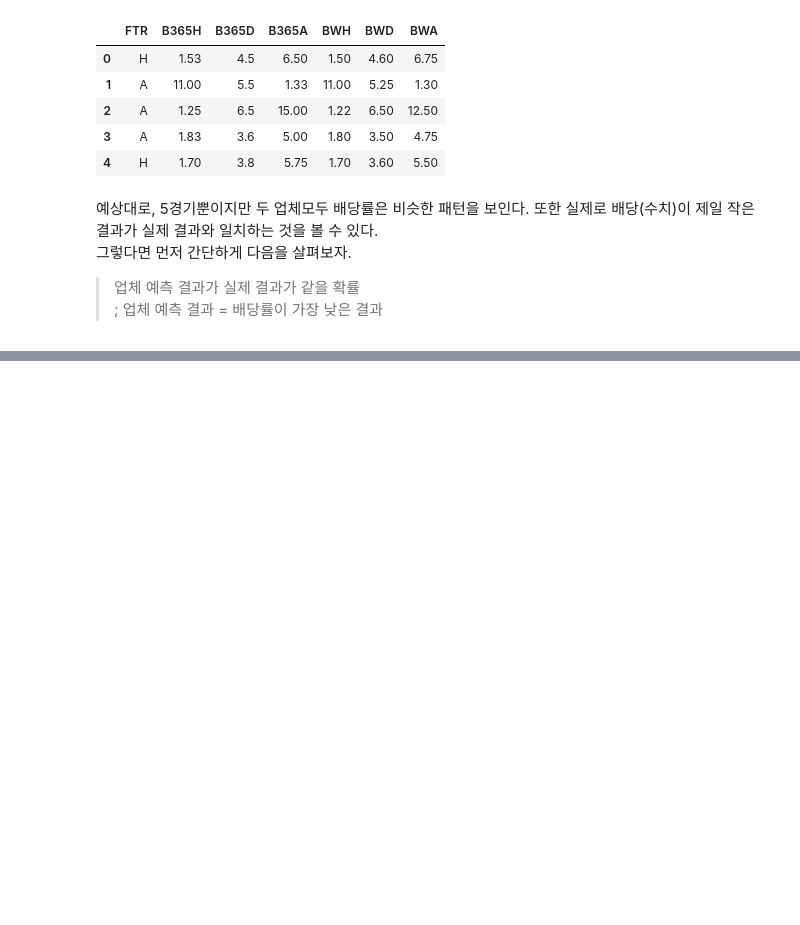
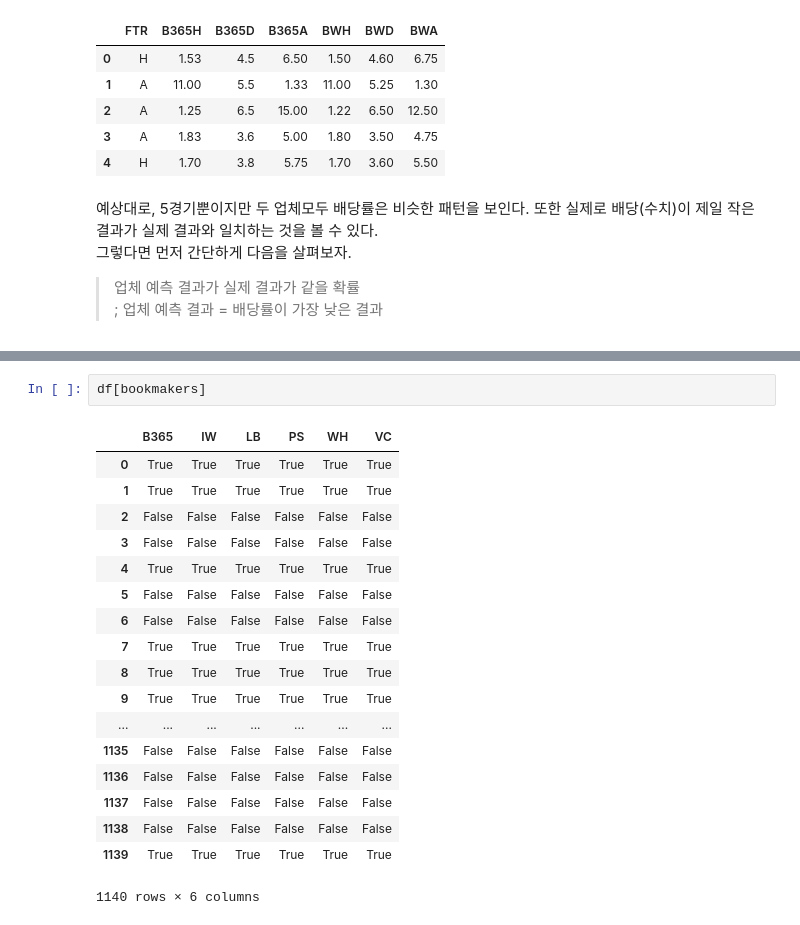
Before and after one commit to sunghoonhong/foot-ball-analysis, a Jupyter notebook: prototype.ipynb, the cells around one changed output, grey strips where cells are left out. Saved outputs shown, nothing was run; the diff lists cells and outputs as text; blank space fills up the shorter version.

```diff
--- a/prototype.ipynb
+++ b/prototype.ipynb
@@ -94,0 +214,21 @@ bets_rate
+# %%
+df[bookmakers]
+# %% [output]
+|  | B365 | IW | LB | PS | WH | VC |
+| 0 | True | True | True | True | True | True |
+| 1 | True | True | True | True | True | True |
+| 2 | False | False | False | False | False | False |
+| 3 | False | False | False | False | False | False |
+| 4 | True | True | True | True | True | True |
+| 5 | False | False | False | False | False | False |
+| 6 | False | False | False | False | False | False |
+| 7 | True | True | True | True | True | True |
+| 8 | True | True | True | True | True | True |
+| 9 | True | True | True | True | True | True |
+| ... | ... | ... | ... | ... | ... | ... |
+| 1135 | False | False | False | False | False | False |
+| 1136 | False | False | False | False | False | False |
+| 1137 | False | False | False | False | False | False |
+| 1138 | False | False | False | False | False | False |
+| 1139 | True | True | True | True | True | True |
+1140 rows × 6 columns
```
Also changed, not shown: parts of 8 cells of this notebook.
